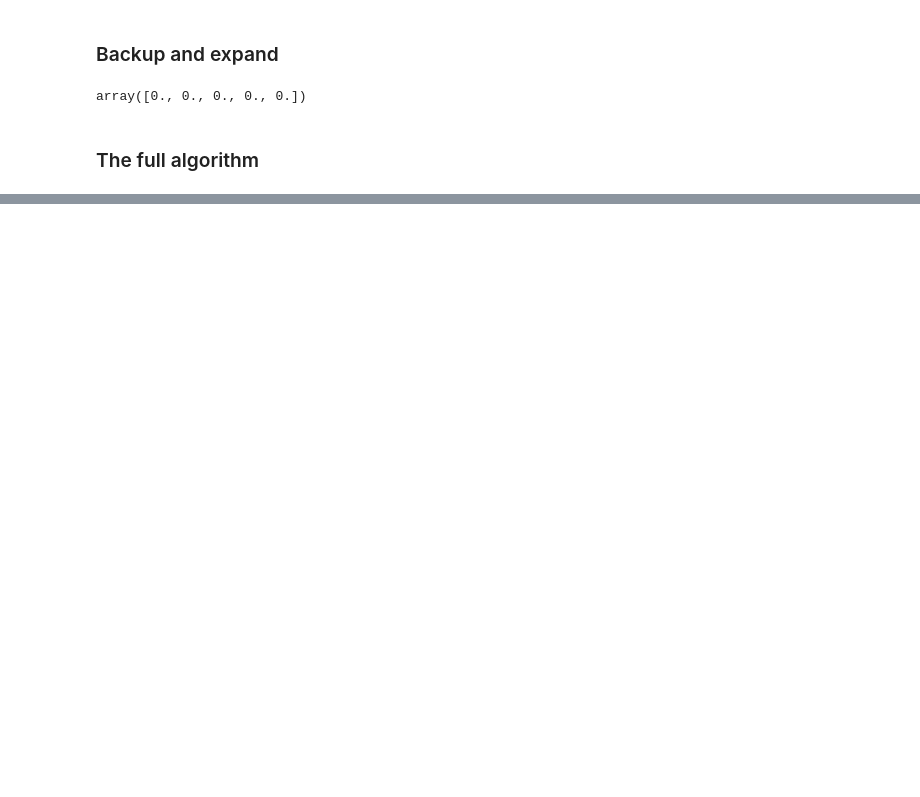
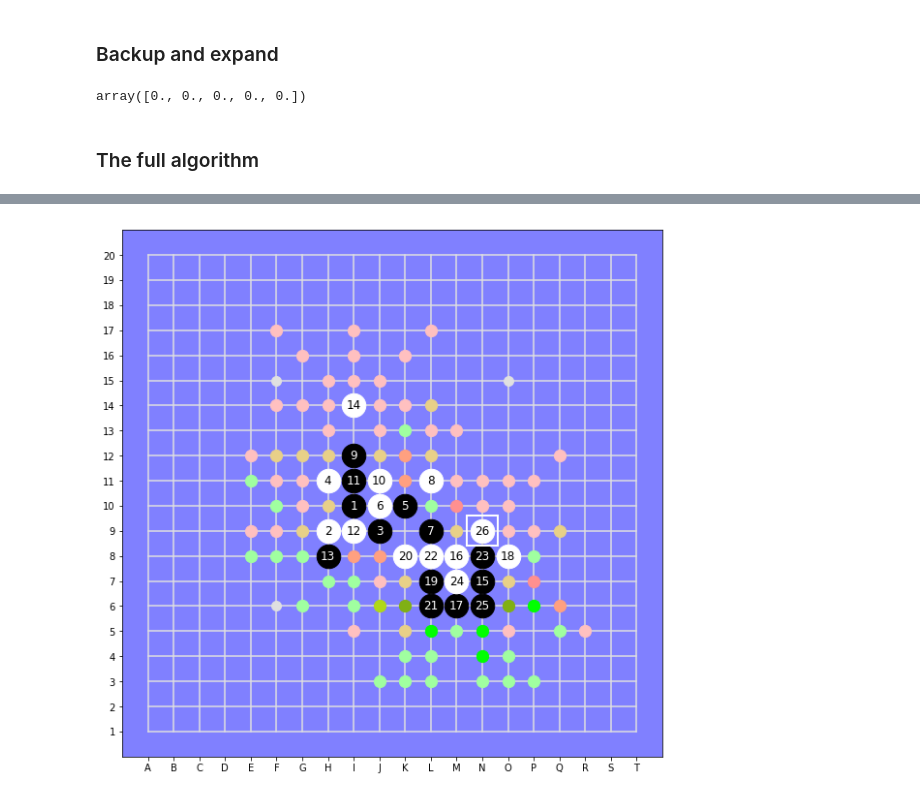
Before and after one commit to Project-Ellie/tutorials, a Jupyter notebook: other_stuff/DeepGomoku/new/Gomoku_Heuristic_UCT.ipynb, the cells around one changed output, grey strips where cells are left out. Cells and saved outputs as stored; diff of their text form; code cells hidden in the pictures; blank space fills up the shorter version.

```diff
--- a/other_stuff/DeepGomoku/new/Gomoku_Heuristic_UCT.ipynb
+++ b/other_stuff/DeepGomoku/new/Gomoku_Heuristic_UCT.ipynb
@@ -212,0 +239,2 @@ array([103.,  97.,  96., 100.,  98.], dtype=float32)
+# %%
+stones=gt.string_to_stones('i10h9j9h11k10j10g6m12k9m9m6k8k13m8h6k11h8n8l8')
@@ -212,0 +261,6 @@ array([103.,  97.,  96., 100.,  98.], dtype=float32)
+# %%
+b2 = GomokuBoard(heuristics=h, disp_width=10, N=20, stones=stones)
+# %%
+b2.display('current')
+# %% [output]
+[figure, added]
```
Also changed, not shown: parts of 41 cells of this notebook, 2 other files.
